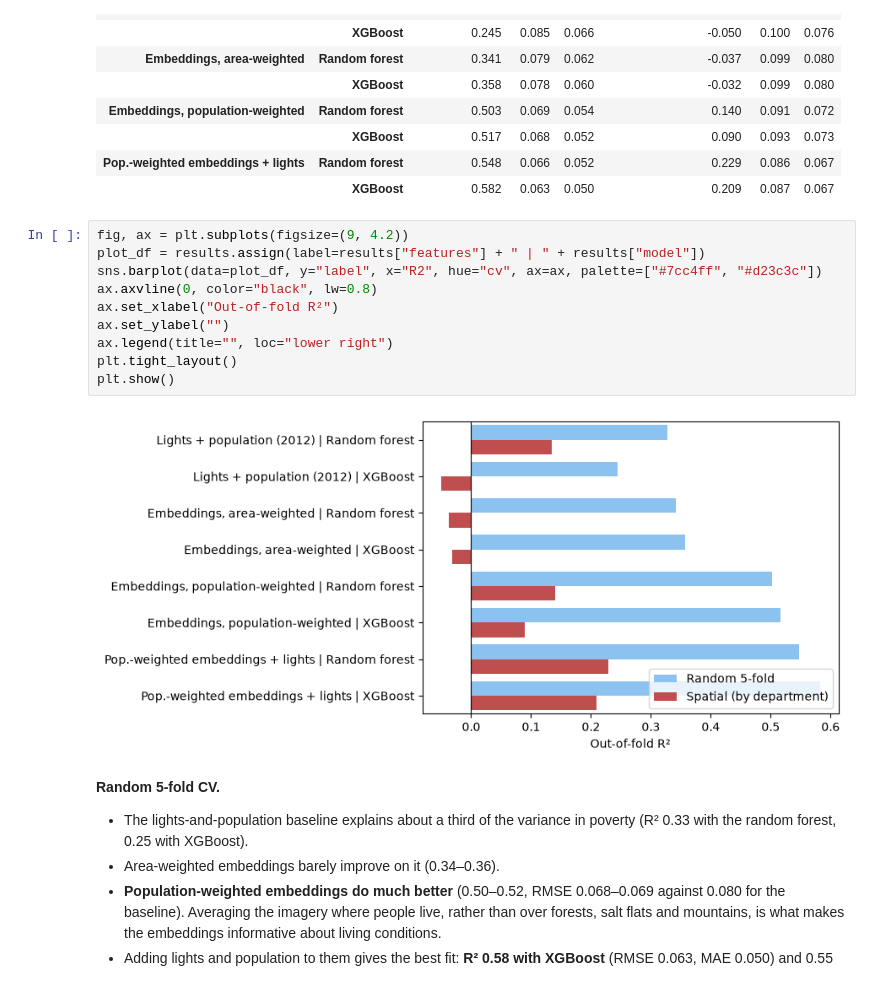
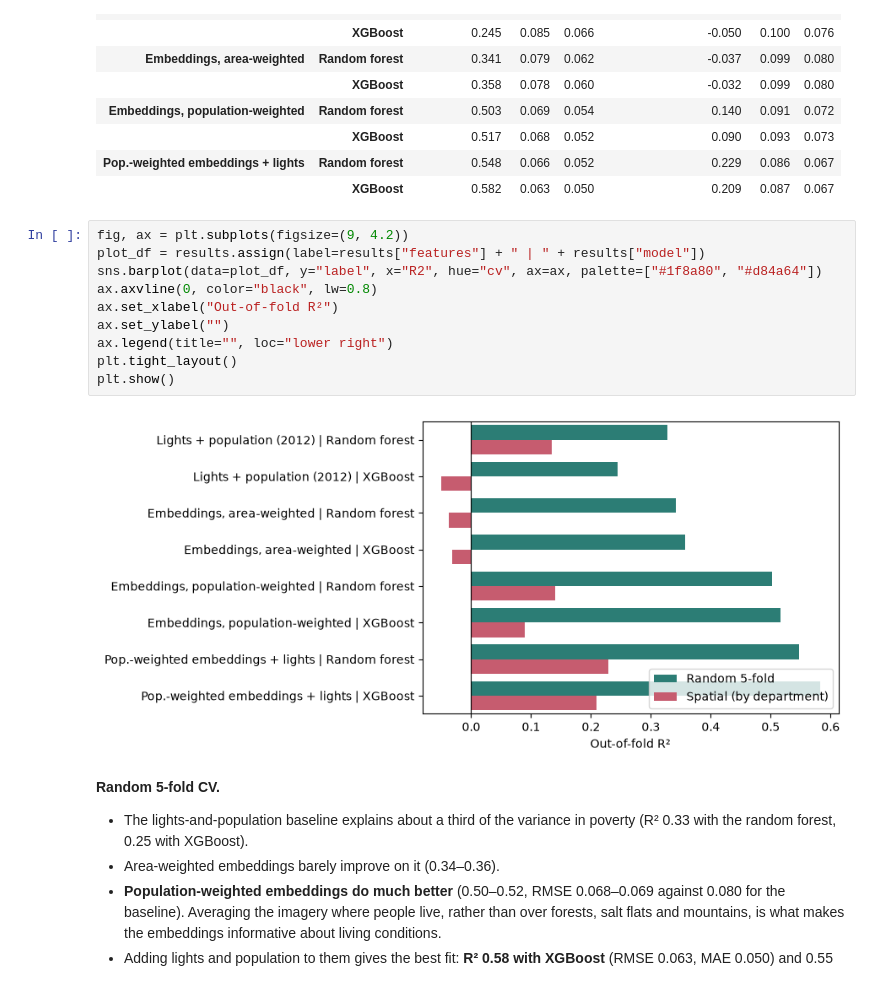
Before and after one commit to quarcs-lab/geo4bolivia, a Jupyter notebook: notebooks/embeddings_mpi_ml.ipynb, the cells around one changed output. Cells and saved outputs as stored; diff of their text form.

```diff
--- a/notebooks/embeddings_mpi_ml.ipynb
+++ b/notebooks/embeddings_mpi_ml.ipynb
@@ -184,15 +184,15 @@ table.round(3)
 # %%
 fig, ax = plt.subplots(figsize=(9, 4.2))
 plot_df = results.assign(label=results["features"] + " | " + results["model"])
-sns.barplot(data=plot_df, y="label", x="R2", hue="cv", ax=ax, palette=["#7cc4ff", "#d23c3c"])
+sns.barplot(data=plot_df, y="label", x="R2", hue="cv", ax=ax, palette=["#1f8a80", "#d84a64"])
 ax.axvline(0, color="black", lw=0.8)
 ax.set_xlabel("Out-of-fold R²")
 ax.set_ylabel("")
 ax.legend(title="", loc="lower right")
 plt.tight_layout()
 plt.show()
 # %% [output]
-[figure, old version]
+[figure, new version]
 # %% [markdown]
 **Random 5-fold CV.**
 
```
Also changed, not shown: parts of 1 cell of this notebook, 28 other files.
